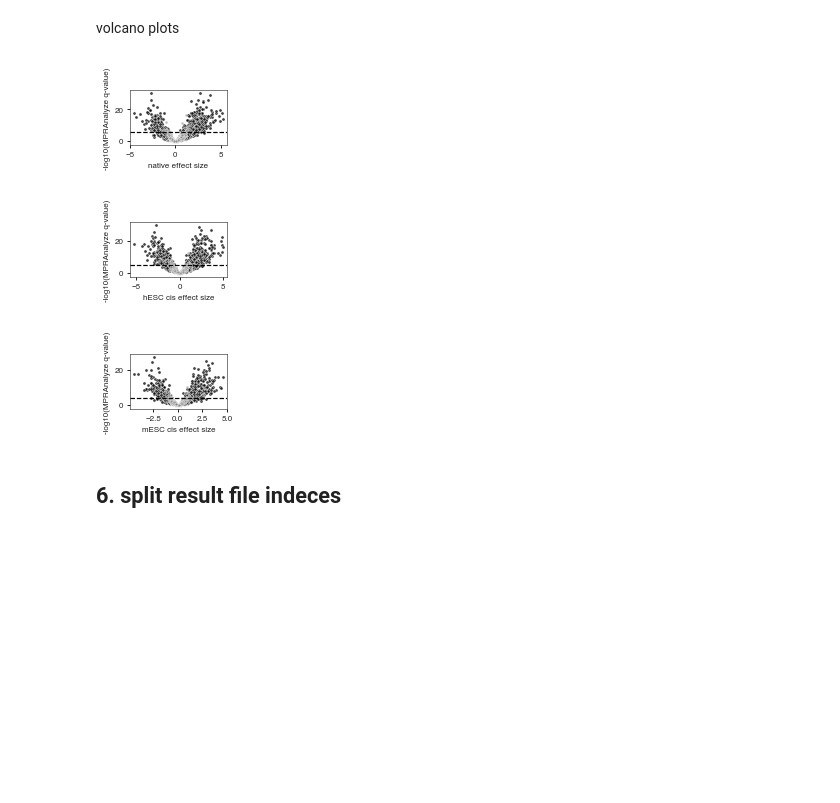
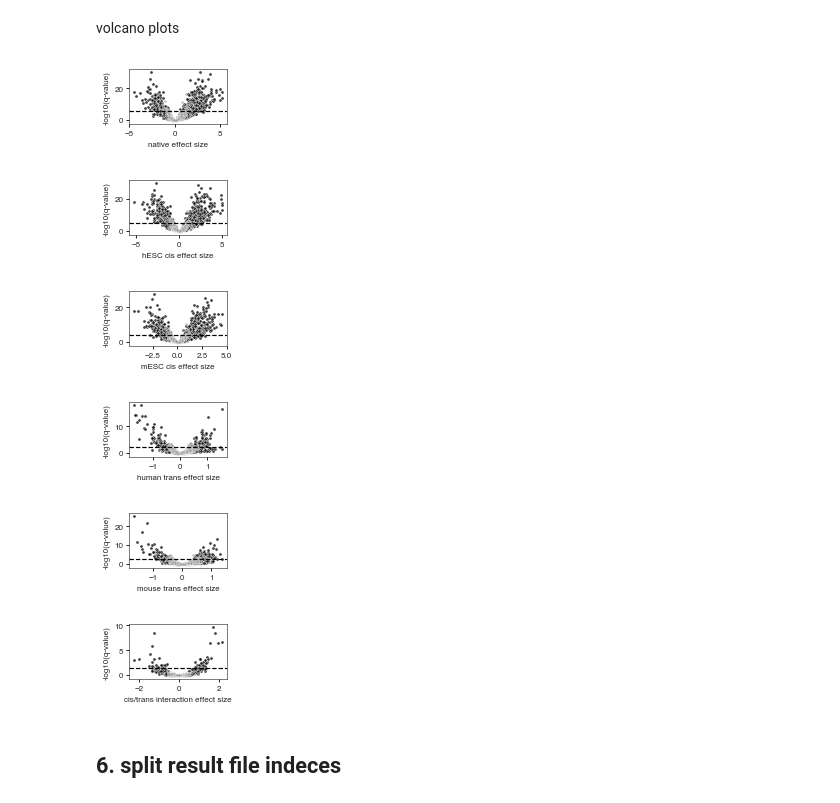
Before and after one commit to kmattioli/2019__cis_trans_MPRA, a Jupyter notebook: analysis/01__mpra/06__process_mpranalyze_comp/06__process_mpranalyze_data.ipynb, the cells around one changed output. Saved outputs shown, nothing was run; the diff lists cells and outputs as text; code cells hidden in the pictures; blank space fills up the shorter version.

Commit message:
figure updates

```diff
--- a/analysis/01__mpra/06__process_mpranalyze_comp/06__process_mpranalyze_data.ipynb
+++ b/analysis/01__mpra/06__process_mpranalyze_comp/06__process_mpranalyze_data.ipynb
@@ -512,33 +512,36 @@ volcano plots
 # %%
 threshs = [NATIVE_THRESH, CIS_HUES64_THRESH, CIS_MESC_THRESH, TRANS_HUMAN_THRESH, TRANS_MOUSE_THRESH, 0.05]
 fdrs = ["fdr_native", "fdr_cis_HUES64", "fdr_cis_mESC", "fdr_trans_human", "fdr_trans_mouse", "fdr_int"]
 
 for model, df, logFC, fdr, label, thresh in zip(models, dfs, logFCs, fdrs, labels, threshs):
     df["is_ctrl"] = df.apply(is_ctrl, axis=1)
 
     neg_ctrls = df[df["is_ctrl"] == "control"]
     tss = df[df["is_ctrl"] != "control"]
 
     fig, ax = plt.subplots(figsize=(1.75, 1), nrows=1, ncols=1)
 
     ax.scatter(tss[logFC], -np.log10(tss[fdr]), s=10, alpha=0.75,
                color="black", linewidths=0.5, edgecolors="white")
     ax.scatter(neg_ctrls[logFC], -np.log10(neg_ctrls[fdr]), s=8, alpha=0.5,
                color="gray", linewidths=0.5, edgecolors="white")
 
     plt.xlabel("%s effect size" % model)
     if model == "HUES64 cis":
         plt.xlabel("hESC cis effect size")
-    plt.ylabel("-log10(MPRAnalyze q-value)")
+    plt.ylabel("-log10(q-value)")
     ax.axhline(y=-np.log10(thresh), color="black", linestyle="dashed")
 
     plt.show()
     fig.savefig("%s_volcano.ctrls_highlighted.pdf" % label, dpi="figure", bbox_inches="tight")
     plt.close()
 # %% [output]
-[figure, old version]
+[figure, new version]
-[figure, old version]
+[figure, new version]
-[figure, old version]
+[figure, new version]
+[figure, added]
+[figure, added]
+[figure, added]
 # %% [markdown]
 ## 6. split result file indeces
 # %%
```
Also changed, not shown: 10 other files.
